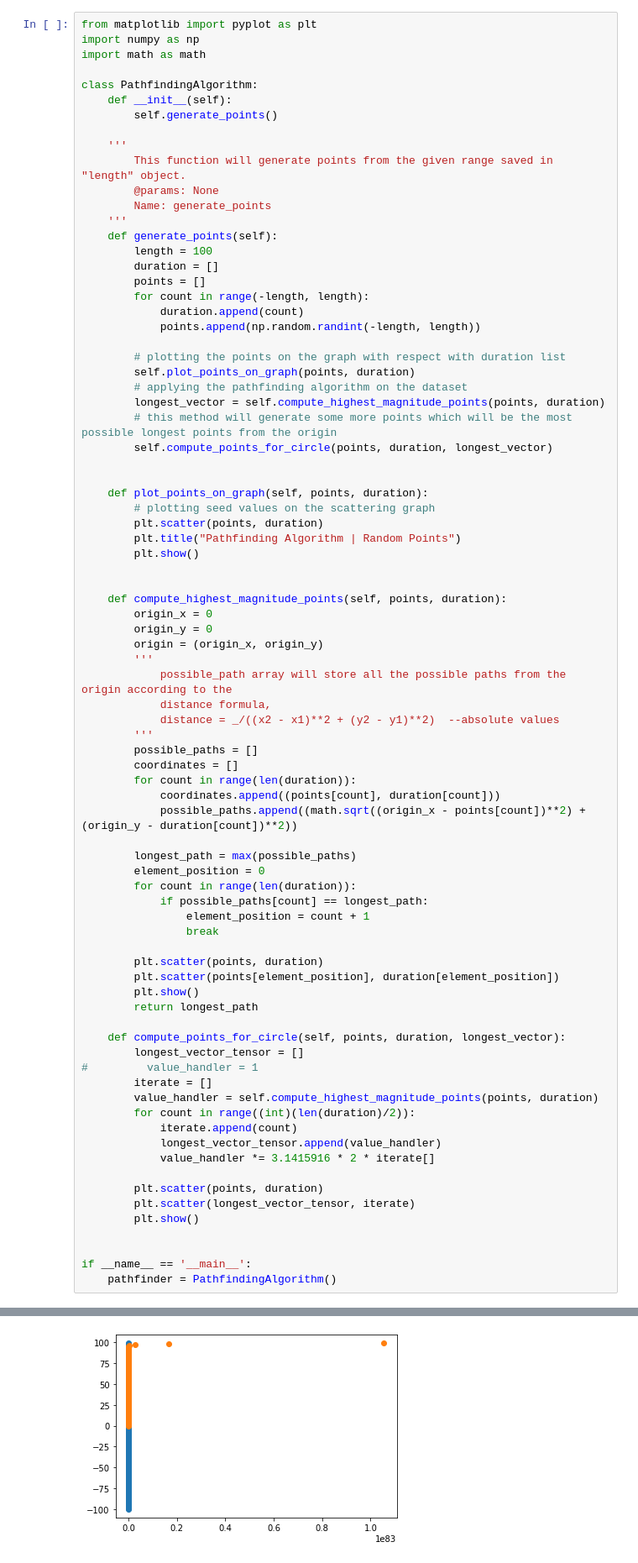
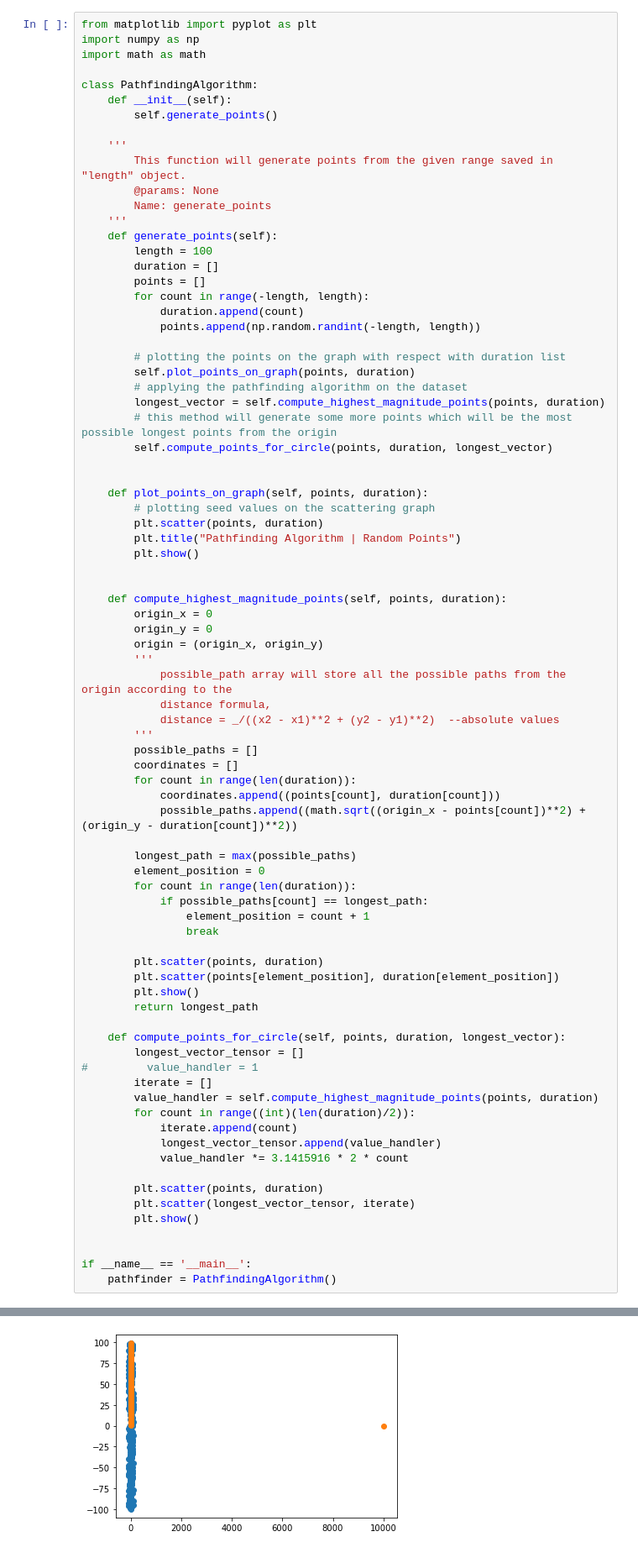
Before and after one commit to yashsehgal/notebooks, a Jupyter notebook: Graphical Computing/Untitled.ipynb, the cells around one changed output, grey strips where cells are left out. Shown at 84% size. Cells and saved outputs as stored; diff of their text form.

```diff
--- a/Graphical Computing/Untitled.ipynb
+++ b/Graphical Computing/Untitled.ipynb
@@ -92,7 +92,7 @@ class PathfindingAlgorithm:
         for count in range((int)(len(duration)/2)):
             iterate.append(count)
             longest_vector_tensor.append(value_handler)
-            value_handler *= 3.1415916 * 2 * iterate[]
+            value_handler *= 3.1415916 * 2 * count
 
         plt.scatter(points, duration)
         plt.scatter(longest_vector_tensor, iterate)
@@ -108 +108 @@ if __name__ == '__main__':
-[figure, old version]
+[figure, new version]
```
Also changed, not shown: parts of 1 cell of this notebook.
